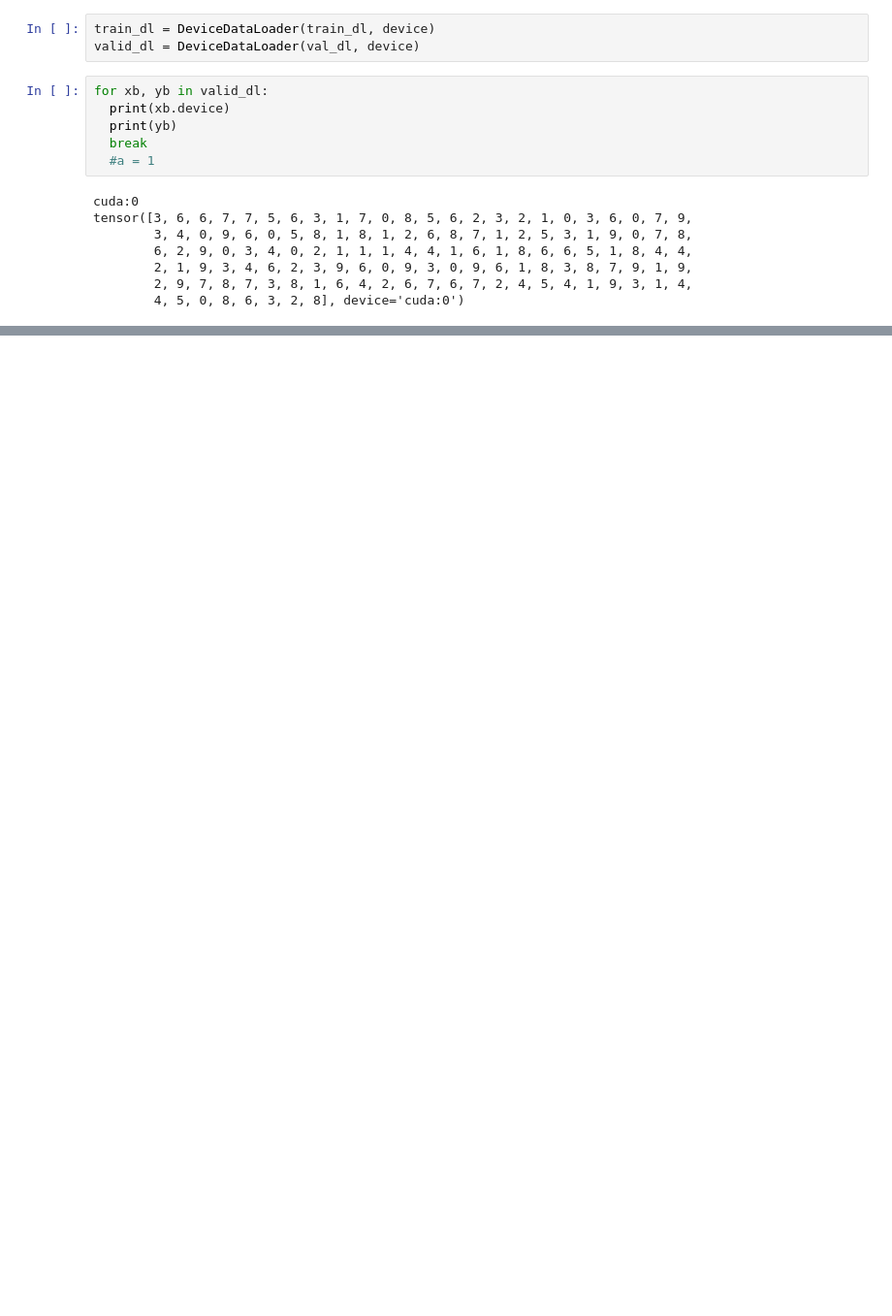
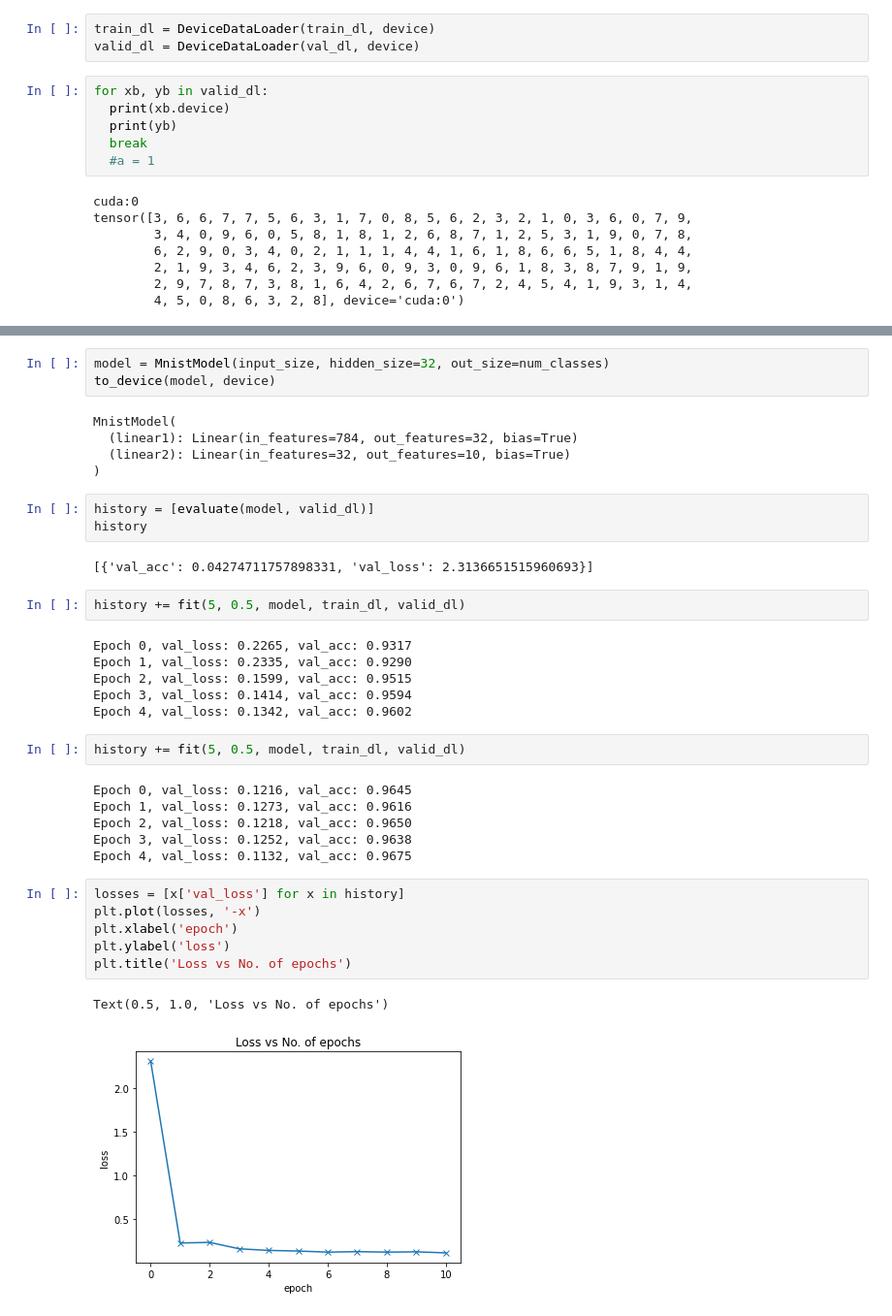
Before and after one commit to jarvis2991/pytorch, a Jupyter notebook: Deep_Neural_Network_on_GPU_PyTorch.ipynb, the cells around one changed output, grey strips where cells are left out. Shown: that part at 97% size. Saved outputs shown, nothing was run; the diff lists cells and outputs as text; blank space fills up the shorter version.

```diff
--- a/Deep_Neural_Network_on_GPU_PyTorch.ipynb
+++ b/Deep_Neural_Network_on_GPU_PyTorch.ipynb
@@ -187,0 +261,38 @@ AttributeError: ignored
+# %%
+model = MnistModel(input_size, hidden_size=32, out_size=num_classes)
+to_device(model, device)
+# %% [output]
+MnistModel(
+  (linear1): Linear(in_features=784, out_features=32, bias=True)
+  (linear2): Linear(in_features=32, out_features=10, bias=True)
+)
+# %%
+history = [evaluate(model, valid_dl)]
+history
+# %% [output]
+[{'val_acc': 0.04274711757898331, 'val_loss': 2.3136651515960693}]
+# %%
+history += fit(5, 0.5, model, train_dl, valid_dl)
+# %% [output]
+Epoch 0, val_loss: 0.2265, val_acc: 0.9317
+Epoch 1, val_loss: 0.2335, val_acc: 0.9290
+Epoch 2, val_loss: 0.1599, val_acc: 0.9515
+Epoch 3, val_loss: 0.1414, val_acc: 0.9594
+Epoch 4, val_loss: 0.1342, val_acc: 0.9602
+# %%
+history += fit(5, 0.5, model, train_dl, valid_dl)
+# %% [output]
+Epoch 0, val_loss: 0.1216, val_acc: 0.9645
+Epoch 1, val_loss: 0.1273, val_acc: 0.9616
+Epoch 2, val_loss: 0.1218, val_acc: 0.9650
+Epoch 3, val_loss: 0.1252, val_acc: 0.9638
+Epoch 4, val_loss: 0.1132, val_acc: 0.9675
+# %%
+losses = [x['val_loss'] for x in history]
+plt.plot(losses, '-x')
+plt.xlabel('epoch')
+plt.ylabel('loss')
+plt.title('Loss vs No. of epochs')
+# %% [output]
+Text(0.5, 1.0, 'Loss vs No. of epochs')
+[figure, added]
```
Also changed, not shown: parts of 19 cells of this notebook.
